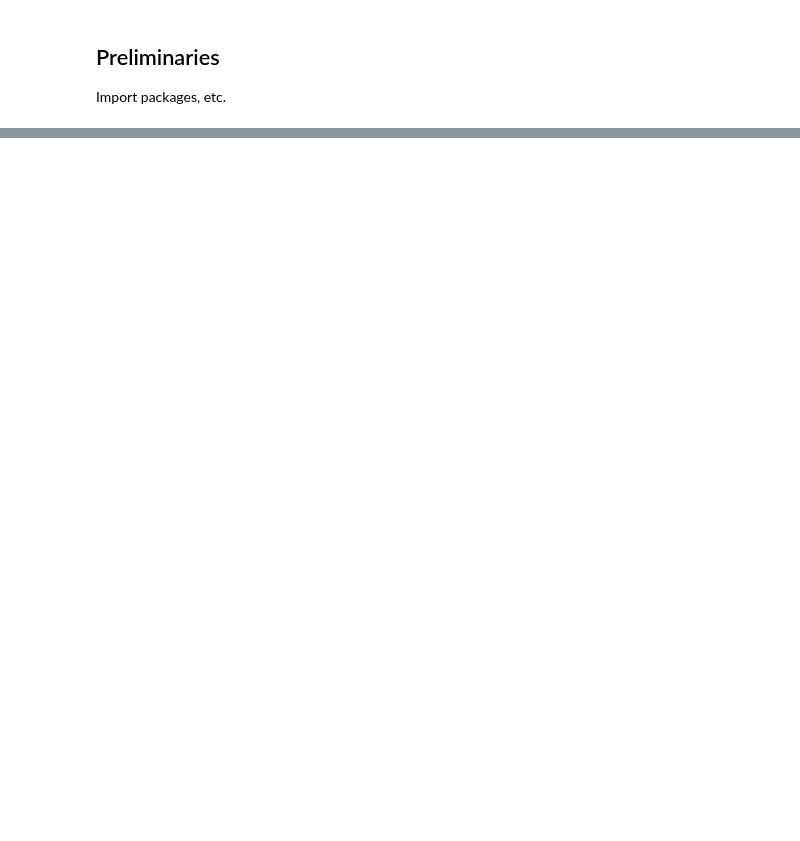
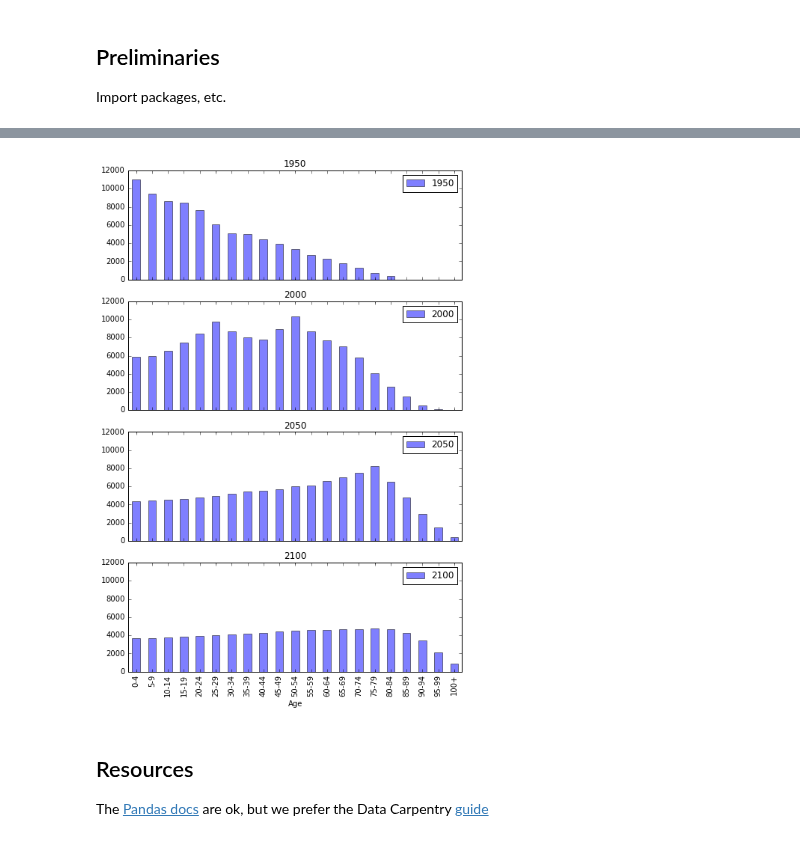
Before and after one commit to DaveBackus/Data_Bootcamp, a Jupyter notebook: Code/IPython/bootcamp_pandas-merge.ipynb, the cells around one changed output, grey strips where cells are left out. Drawn from its saved outputs; the diff is of its cells as text; code cells hidden in the pictures; blank space fills up the shorter version.

```diff
--- a/Code/IPython/bootcamp_pandas-merge.ipynb
+++ b/Code/IPython/bootcamp_pandas-merge.ipynb
@@ -310,0 +276,20 @@ ax.hlines(dbar, xmin, xmax, linewidth=2, linestyle='dashed')
+# %%
+def cleanpop(df, countries, years):
+    """
+    take df as input and select countries and years
+    """
+    # rename first two columns
+    names = list(df)
+    df = df.rename(columns={names[0]: 'Country', names[1]: 'Year'})
+
+    # select countries and years
+    newdf = df[df['Country'].isin(countries) & df['Year'].isin(years)]
+
+    return newdf
+
+countries = ['Japan']
+past      = [1950, 2000]
+future    = [2050, 2100]
+
+estn = cleanpop(est, countries, past)
+prjn = cleanpop(prj, countries, future)
@@ -310,0 +314,3 @@ ax.hlines(dbar, xmin, xmax, linewidth=2, linestyle='dashed')
+# %%
+pop = pd.concat([estn, prjn], axis=0).fillna(0.0)
+pop
@@ -310,0 +328,4 @@ ax.hlines(dbar, xmin, xmax, linewidth=2, linestyle='dashed')
+# %%
+pop = pop.drop('Country', axis=1)
+popi = pop.set_index('Year')
+popi
@@ -310,0 +340,4 @@ ax.hlines(dbar, xmin, xmax, linewidth=2, linestyle='dashed')
+# %%
+popi.columns.name = 'Age'
+popt = popi.T
+popt.head()
@@ -310,0 +352,8 @@ ax.hlines(dbar, xmin, xmax, linewidth=2, linestyle='dashed')
+# %%
+ax = popt.plot(kind='bar', color='blue', alpha=0.5, subplots=True, sharey=True, figsize=(8,12))
+# %% [output]
+[figure, added]
+# %% [markdown]
+## Resources
+
+The [Pandas docs](http://pandas.pydata.org/pandas-docs/version/0.15.2/merging.html) are ok, but we prefer the Data Carpentry [guide]()
```
Also changed, not shown: parts of 73 cells of this notebook, 2 other files.
